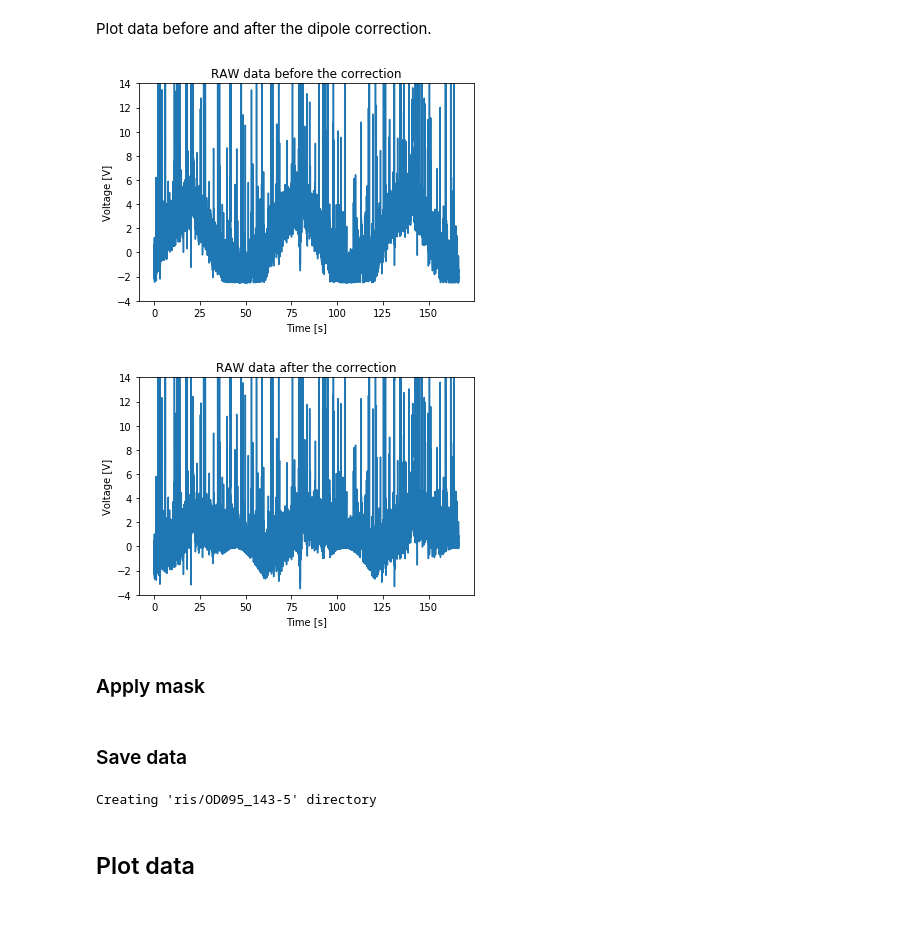
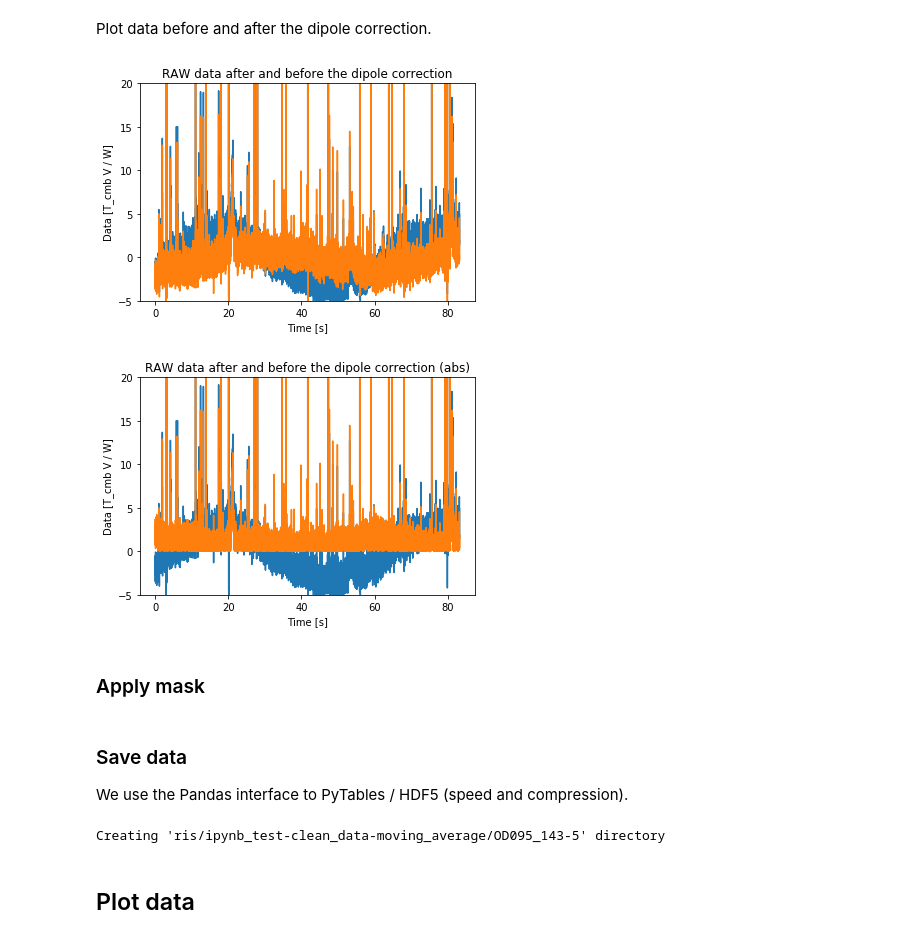
Before and after one commit to Paolo97Gll/bachelor_thesis, a Jupyter notebook: cleaning/clean_data-moving_average.ipynb, the cells around one changed output. Drawn from its saved outputs; the diff is of its cells as text; code cells hidden in the pictures.

Commit message:
Modified RAW data calibration

```diff
--- a/cleaning/clean_data-moving_average.ipynb
+++ b/cleaning/clean_data-moving_average.ipynb
@@ -90 +105,4 @@ with fits.open(FILENAME_RAW) as f:
+# %%
+data_raw_corrected = np.array(data_raw)
+data_raw_corrected[1::2] = - data_raw_corrected[1::2]
 # %% [markdown]
@@ -191,15 +197,14 @@ V_final = V_raw - G • T_dipole
 # %%
 # Calculate the medians for the data and the dipole temperatures
-median_data = sts.median(data)
-median_dipole = sts.median(dipole)
+#median_data = sts.median(data)
+#median_dipole = sts.median(dipole)
 # Rescale accordingly
-data = data - median_data
-dipole = dipole - median_dipole
+#data = data - median_data
+#dipole = dipole - median_dipole
 
-# Evaluate the G factor
-M = dipole[:, np.newaxis]*[0, 1]
-p, res, rnk, s = lstsq(M, data)
-G = p[1]
+# Make the regression
+sol_m, sol_q = np.linalg.lstsq(dipole[:, np.newaxis]*[1, 0]+[0,1],data, rcond=None)[0]
 
-# Take the dipole out of the data
-data_final = data - G * dipole
+# Print solutions
+print("m:", sol_m)
+print("q:", sol_q)
@@ -205,0 +220,3 @@ data_final = data - G * dipole
+# %%
+# Take the dipole out of the data
+data_final = data - (dipole * sol_m + sol_q)
@@ -206,24 +235,24 @@ data_final = data - G * dipole
 # %% [markdown]
 Plot data before and after the dipole correction.
 # %%
-plt.plot(time[:30000], data[:30000])
+plt.plot(time[:15000], data[:15000])
+plt.plot(time[:15000], data_final[:15000])
 plt.xlabel("Time [s]")
-plt.ylabel("Voltage [V]")
-plt.title("RAW data before the correction")
-axes = plt.gca()
-axes.set_ylim([-4,14])
+plt.ylabel("Data [T_cmb V / W]")
+plt.title("RAW data after and before the dipole correction")
+plt.ylim(-5, 20)
 plt.show()
 
-plt.plot(time[:30000], data_final[:30000])
+plt.plot(time[:15000], data[:15000])
+plt.plot(time[:15000], np.abs(data_final[:15000]))
 plt.xlabel("Time [s]")
-plt.ylabel("Voltage [V]")
-plt.title("RAW data after the correction")
-axes = plt.gca()
-axes.set_ylim([-4,14])
+plt.ylabel("Data [T_cmb V / W]")
+plt.title("RAW data after and before the dipole correction (abs)")
+plt.ylim(-5, 20)
 plt.show()
 # %% [output]
-[figure, old version]
+[figure, new version]
-[figure, old version]
+[figure, new version]
 # %% [markdown]
 ### Apply mask
 # %%
@@ -232,17 +261,24 @@ data_cleaned = data_final[MASK == 0]
 holed_raw = data[MASK == 0]
 # Take out also on the time - this way I can have "holes" in the graph
 time_cleaned = time[MASK == 0]
-# %% [markdown]
-### Save data
+# %% [markdown]
+### Save data
+
+We use the Pandas interface to PyTables / HDF5 (speed and compression).
 # %%
 if not os.path.exists(DIR):
     print("Creating '" + DIR + "' directory")
     os.makedirs(DIR)
 
-np.savetxt(DIR + "/FINAL-cleaned_time.txt", time_cleaned)
-np.savetxt(DIR + "/FINAL-cleaned_data.txt", data_cleaned)
+#np.savetxt(DIR + "/FINAL-cleaned_time.txt", time_cleaned)
+#np.savetxt(DIR + "/FINAL-cleaned_data.txt", data_cleaned)
+
+out_file = pd.HDFStore(DIR + "/OUT-cleaned.h5")
+out_file.append("time_cleaned", pd.DataFrame(time_cleaned))
+out_file.append("data_cleaned", pd.DataFrame(data_cleaned))
+out_file.close()
 # %% [output]
-Creating 'ris/OD095_143-5' directory
+Creating 'ris/ipynb_test-clean_data-moving_average/OD095_143-5' directory
 # %% [markdown]
 ## Plot data
 # %%
```
Also changed, not shown: parts of 19 cells of this notebook.
